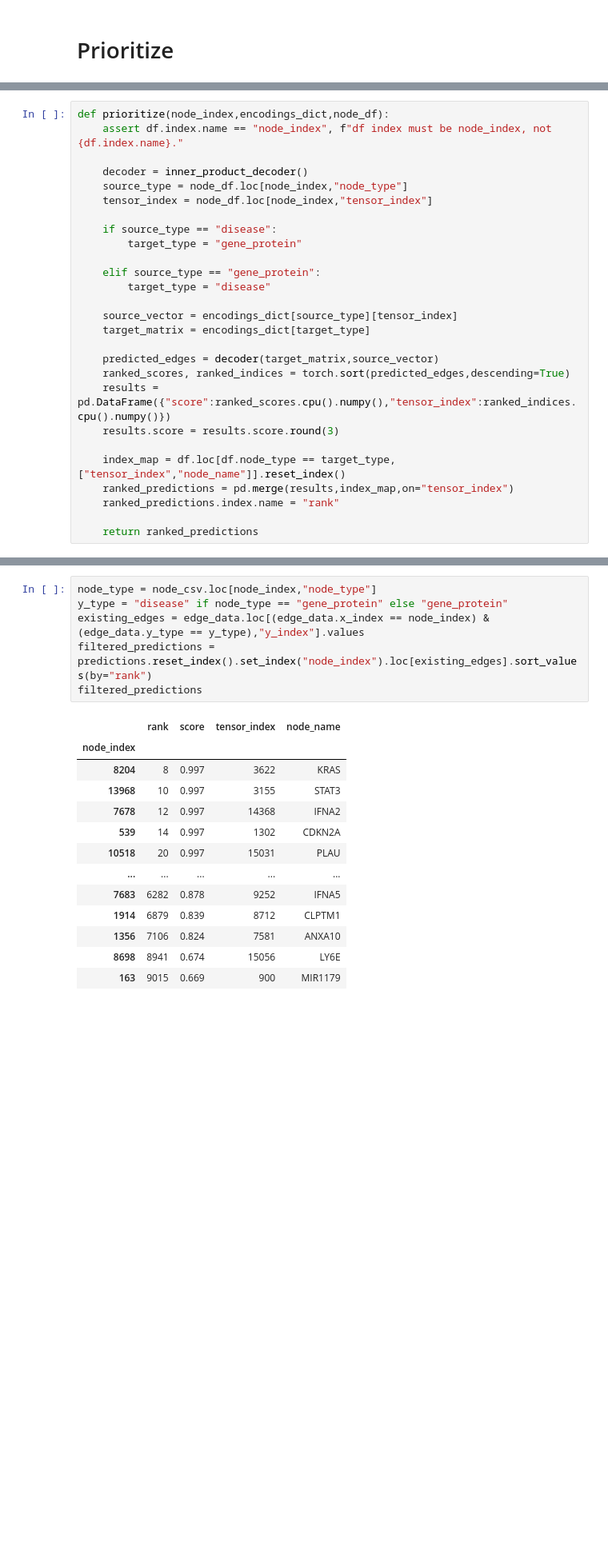
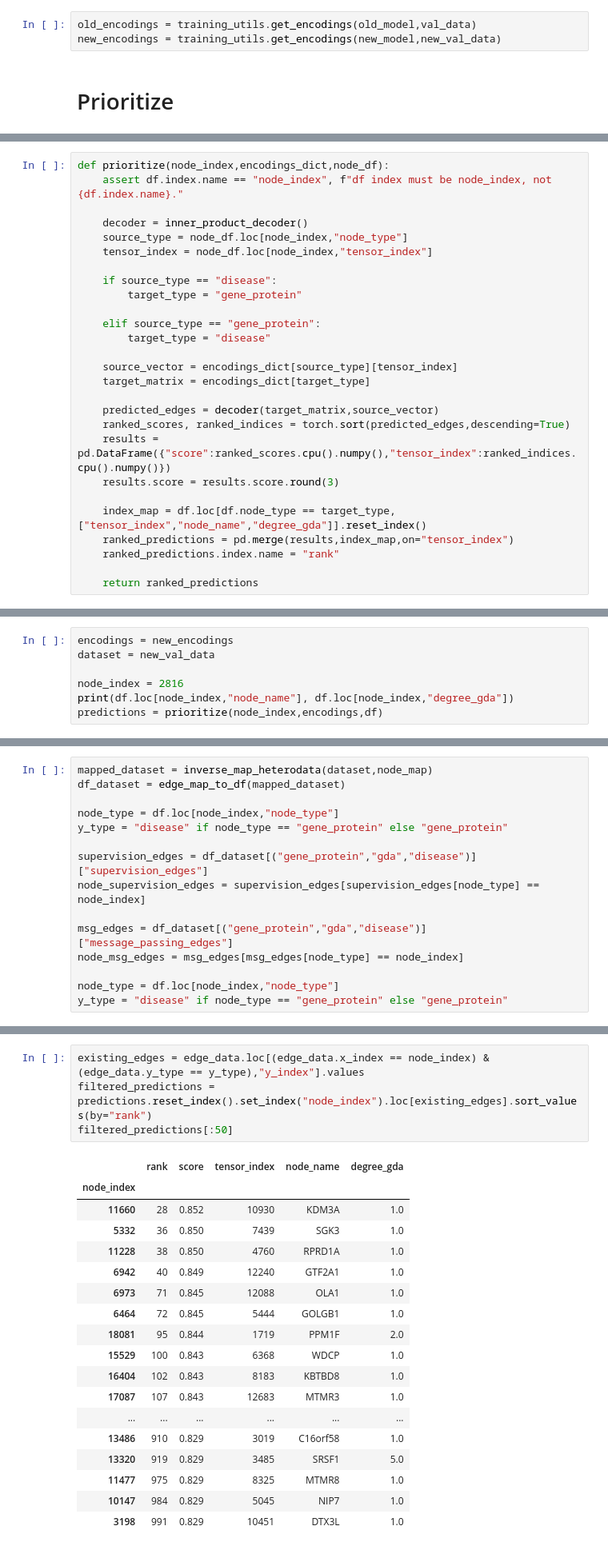
Before and after one commit to ingridheuer/gcnn_gdas, a Jupyter notebook: exploration/notebooks/pipeline_exploration/explore_predictions.ipynb, the cells around one changed output, grey strips where cells are left out. Shown at 80% size. Cells and saved outputs as stored; diff of their text form; blank space fills up the shorter version.

```diff
--- a/exploration/notebooks/pipeline_exploration/explore_predictions.ipynb
+++ b/exploration/notebooks/pipeline_exploration/explore_predictions.ipynb
@@ -86,3 +85,6 @@ encodings = training_utils.get_encodings(model,val_data)
+# %%
+old_encodings = training_utils.get_encodings(old_model,val_data)
+new_encodings = training_utils.get_encodings(new_model,new_val_data)
 # %% [markdown]
 # Prioritize
 # %%
@@ -116,7 +118,7 @@ def prioritize(node_index,encodings_dict,node_df):
     results = pd.DataFrame({"score":ranked_scores.cpu().numpy(),"tensor_index":ranked_indices.cpu().numpy()})
     results.score = results.score.round(3)
 
-    index_map = df.loc[df.node_type == target_type,["tensor_index","node_name"]].reset_index()
+    index_map = df.loc[df.node_type == target_type,["tensor_index","node_name","degree_gda"]].reset_index()
     ranked_predictions = pd.merge(results,index_map,on="tensor_index")
     ranked_predictions.index.name = "rank"
 
@@ -145,0 +143,7 @@ seguir viendo este mapeo si estaba bien, poner un print de nombres de nodos y es
+# %%
+encodings = new_encodings
+dataset = new_val_data
+
+node_index = 2816
+print(df.loc[node_index,"node_name"], df.loc[node_index,"degree_gda"])
+predictions = prioritize(node_index,encodings,df)
@@ -167,0 +240,15 @@ plt.scatter(predictions.index,predictions.score)
+# %%
+mapped_dataset = inverse_map_heterodata(dataset,node_map)
+df_dataset = edge_map_to_df(mapped_dataset)
+
+node_type = df.loc[node_index,"node_type"]
+y_type = "disease" if node_type == "gene_protein" else "gene_protein"
+
+supervision_edges = df_dataset[("gene_protein","gda","disease")]["supervision_edges"]
+node_supervision_edges = supervision_edges[supervision_edges[node_type] == node_index]
+
+msg_edges = df_dataset[("gene_protein","gda","disease")]["message_passing_edges"]
+node_msg_edges = msg_edges[msg_edges[node_type] == node_index]
+
+node_type = df.loc[node_index,"node_type"]
+y_type = "disease" if node_type == "gene_protein" else "gene_protein"
@@ -168,20 +320,23 @@ plt.scatter(predictions.index,predictions.score)
 # %%
-node_type = node_csv.loc[node_index,"node_type"]
-y_type = "disease" if node_type == "gene_protein" else "gene_protein"
 existing_edges = edge_data.loc[(edge_data.x_index == node_index) & (edge_data.y_type == y_type),"y_index"].values
 filtered_predictions = predictions.reset_index().set_index("node_index").loc[existing_edges].sort_values(by="rank")
-filtered_predictions
+filtered_predictions[:50]
 # %% [output]
-|  | rank | score | tensor_index | node_name |
-| node_index |  |  |  |  |
-| 8204 | 8 | 0.997 | 3622 | KRAS |
-| 13968 | 10 | 0.997 | 3155 | STAT3 |
-| 7678 | 12 | 0.997 | 14368 | IFNA2 |
-| 539 | 14 | 0.997 | 1302 | CDKN2A |
-| 10518 | 20 | 0.997 | 15031 | PLAU |
-| ... | ... | ... | ... | ... |
-| 7683 | 6282 | 0.878 | 9252 | IFNA5 |
-| 1914 | 6879 | 0.839 | 8712 | CLPTM1 |
-| 1356 | 7106 | 0.824 | 7581 | ANXA10 |
-| 8698 | 8941 | 0.674 | 15056 | LY6E |
-| 163 | 9015 | 0.669 | 900 | MIR1179 |
+|  | rank | score | tensor_index | node_name | degree_gda |
+| node_index |  |  |  |  |  |
+| 11660 | 28 | 0.852 | 10930 | KDM3A | 1.0 |
+| 5332 | 36 | 0.850 | 7439 | SGK3 | 1.0 |
+| 11228 | 38 | 0.850 | 4760 | RPRD1A | 1.0 |
+| 6942 | 40 | 0.849 | 12240 | GTF2A1 | 1.0 |
+| 6973 | 71 | 0.845 | 12088 | OLA1 | 1.0 |
+| 6464 | 72 | 0.845 | 5444 | GOLGB1 | 1.0 |
+| 18081 | 95 | 0.844 | 1719 | PPM1F | 2.0 |
+| 15529 | 100 | 0.843 | 6368 | WDCP | 1.0 |
+| 16404 | 102 | 0.843 | 8183 | KBTBD8 | 1.0 |
+| 17087 | 107 | 0.843 | 12683 | MTMR3 | 1.0 |
+| ... | ... | ... | ... | ... | ... |
+| 13486 | 910 | 0.829 | 3019 | C16orf58 | 1.0 |
+| 13320 | 919 | 0.829 | 3485 | SRSF1 | 5.0 |
+| 11477 | 975 | 0.829 | 8325 | MTMR8 | 1.0 |
+| 10147 | 984 | 0.829 | 5045 | NIP7 | 1.0 |
+| 3198 | 991 | 0.829 | 10451 | DTX3L | 1.0 |
```
Also changed, not shown: parts of 36 cells of this notebook, 8 other files.
